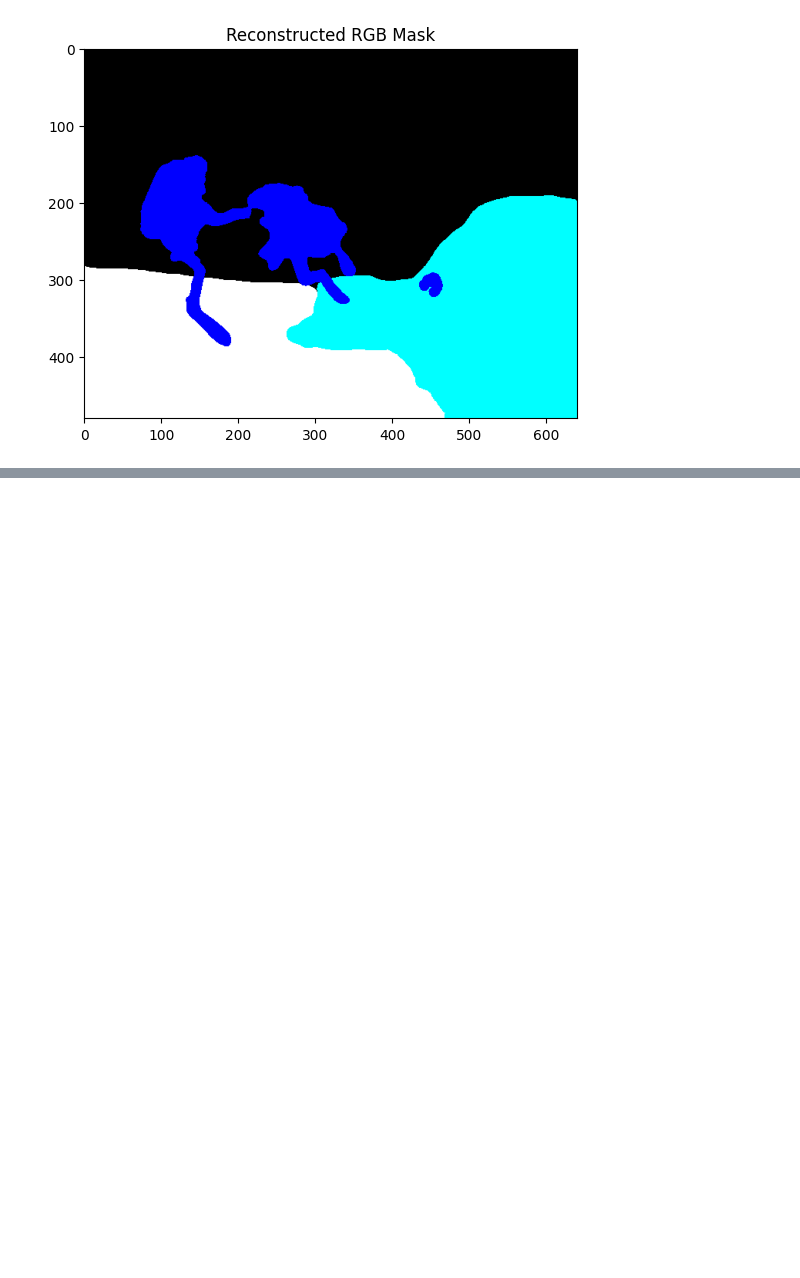
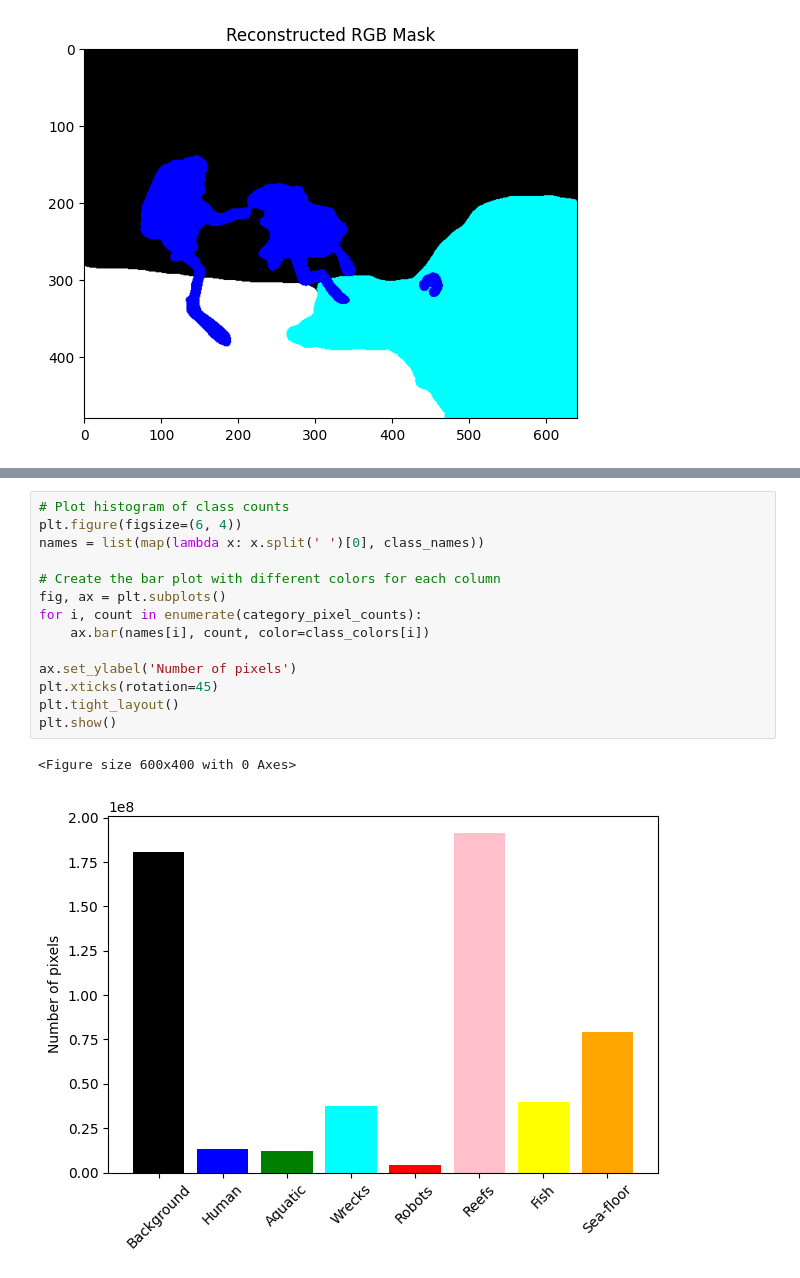
Before and after one commit to AkosKappel/ComputerVision, a Jupyter notebook: assignment-4/EDA.ipynb, the cells around one changed output, grey strips where cells are left out. Drawn from its saved outputs; the diff is of its cells as text; blank space fills up the shorter version.

```diff
--- a/assignment-4/EDA.ipynb
+++ b/assignment-4/EDA.ipynb
@@ -338,0 +359,17 @@ plt.show()
+# %%
+# Plot histogram of class counts
+plt.figure(figsize=(6, 4))
+names = list(map(lambda x: x.split(' ')[0], class_names))
+
+# Create the bar plot with different colors for each column
+fig, ax = plt.subplots()
+for i, count in enumerate(category_pixel_counts):
+    ax.bar(names[i], count, color=class_colors[i])
+
+ax.set_ylabel('Number of pixels')
+plt.xticks(rotation=45)
+plt.tight_layout()
+plt.show()
+# %% [output]
+<Figure size 600x400 with 0 Axes>
+[figure, added]
```
Also changed, not shown: parts of 6 cells of this notebook, 1 other file.
